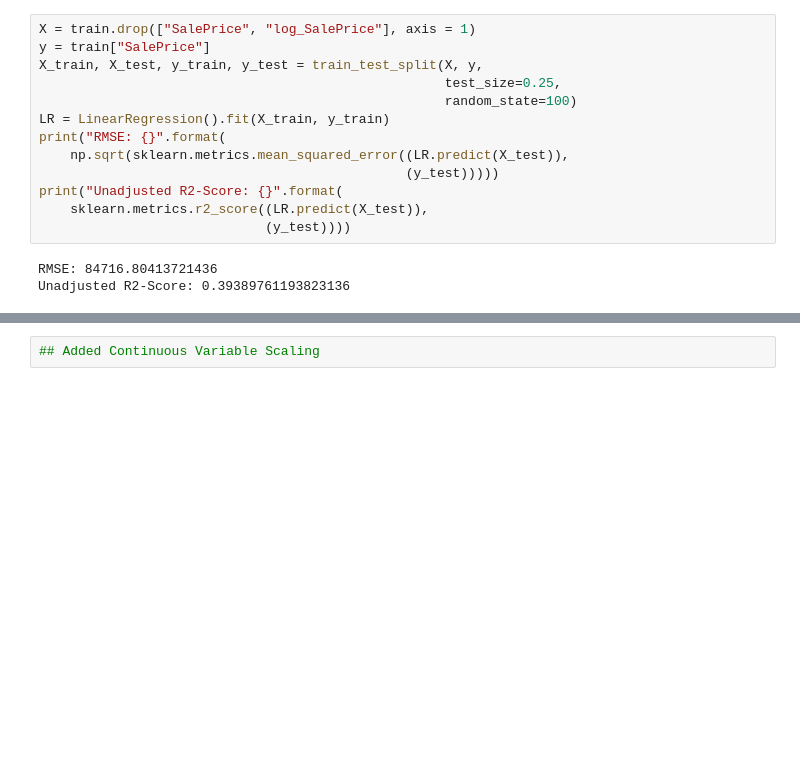
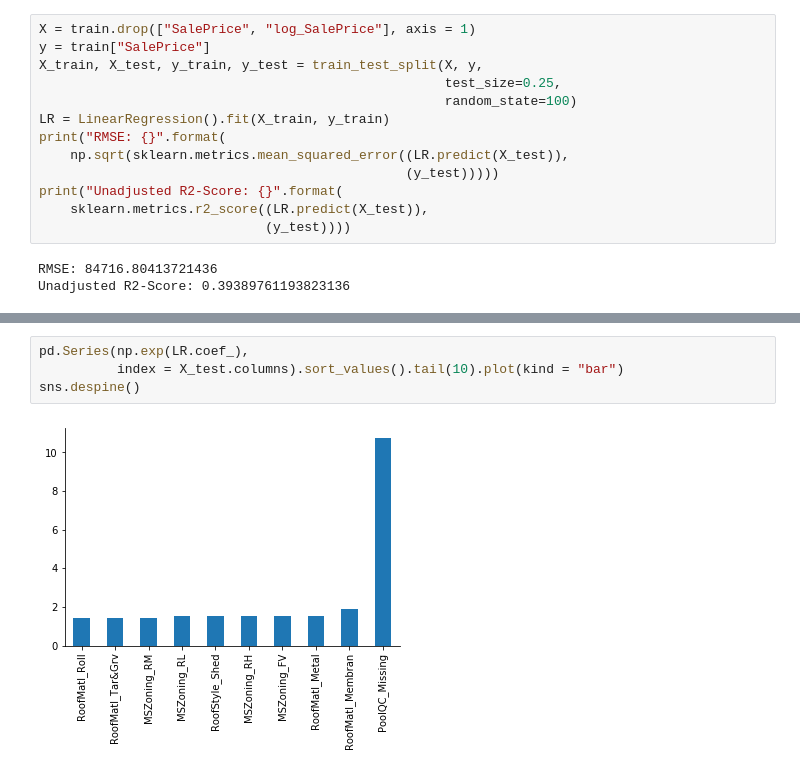
Before and after one commit to arytontediarjo/house-pricing, a Jupyter notebook: notebook/ModelScores_Regression.ipynb, the cells around one changed output, grey strips where cells are left out. Cells and saved outputs as stored; diff of their text form; blank space fills up the shorter version.

```diff
--- a/notebook/ModelScores_Regression.ipynb
+++ b/notebook/ModelScores_Regression.ipynb
@@ -77,3 +83,7 @@ RMSE: 32636.622045246597
 Unadjusted R2-Score: 0.8232339638665236
-# %%
-## Added Continuous Variable Scaling
+# %%
+pd.Series(np.exp(LR.coef_),
+          index = X_test.columns).sort_values().tail(10).plot(kind = "bar")
+sns.despine()
+# %% [output]
+[figure, added]
```
Also changed, not shown: parts of 6 cells of this notebook, 3 other files.
